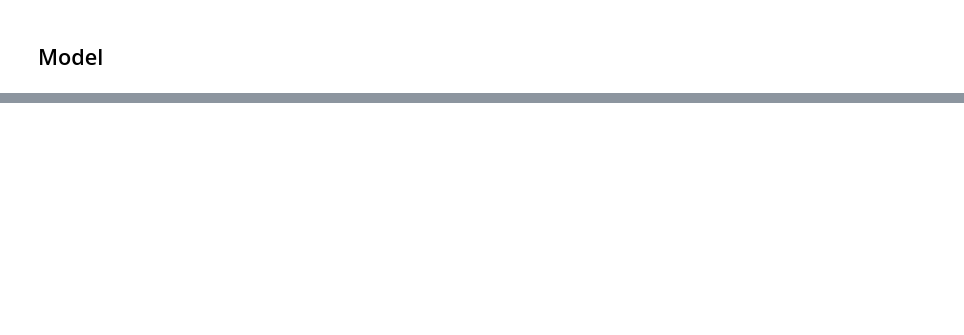
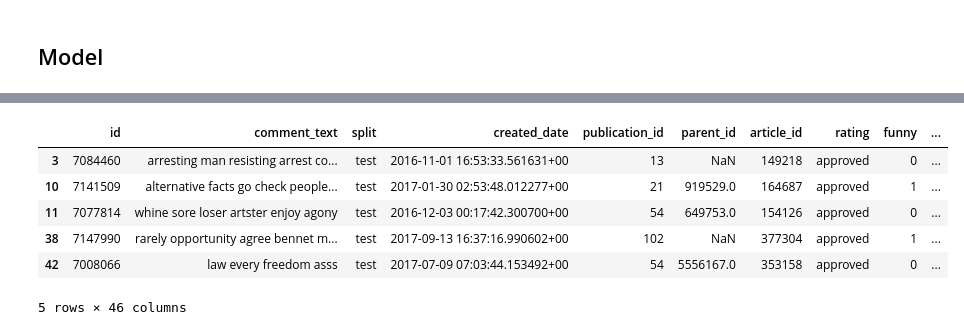
Before and after one commit to nigiva/hatespeech-detection-models, a Jupyter notebook: src/model/roberta-bce.ipynb, the cells around one changed output, grey strips where cells are left out. Cells and saved outputs as stored; diff of their text form; code cells hidden in the pictures; blank space fills up the shorter version.

```diff
--- a/src/model/roberta-bce.ipynb
+++ b/src/model/roberta-bce.ipynb
@@ -273,0 +620,10 @@ model, tokenizer = load_roberta_model(nb_labels=len(LABEL_LIST))
+# %%
+test_df = pd.read_csv(TEST_DATASET_PATH, index_col=0)
+# %% [output]
+|  | id | comment_text | split | created_date | publication_id | parent_id | article_id | rating | funny | ... |
+| 3 | 7084460 | arresting man resisting arrest co... | test | 2016-11-01 16:53:33.561631+00 | 13 | NaN | 149218 | approved | 0 | ... |
+| 10 | 7141509 | alternative facts go check people... | test | 2017-01-30 02:53:48.012277+00 | 21 | 919529.0 | 164687 | approved | 1 | ... |
+| 11 | 7077814 | whine sore loser artster enjoy agony | test | 2016-12-03 00:17:42.300700+00 | 54 | 649753.0 | 154126 | approved | 0 | ... |
+| 38 | 7147990 | rarely opportunity agree bennet m... | test | 2017-09-13 16:37:16.990602+00 | 102 | NaN | 377304 | approved | 1 | ... |
+| 42 | 7008066 | law every freedom asss | test | 2017-07-09 07:03:44.153492+00 | 54 | 5556167.0 | 353158 | approved | 0 | ... |
+5 rows × 46 columns
```
Also changed, not shown: parts of 27 cells of this notebook.
